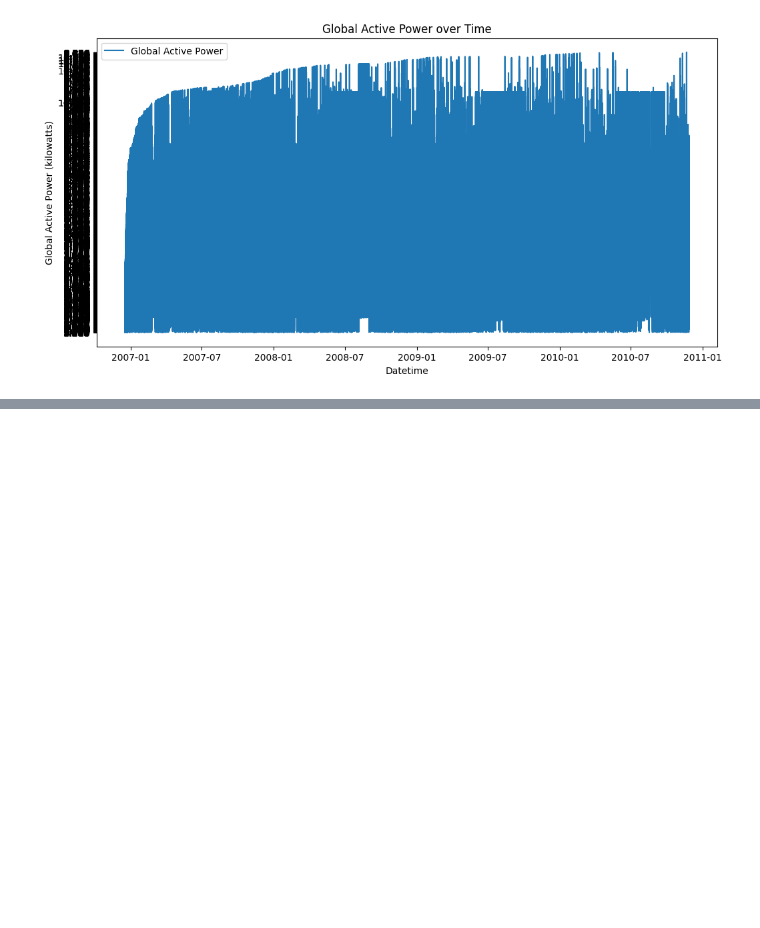
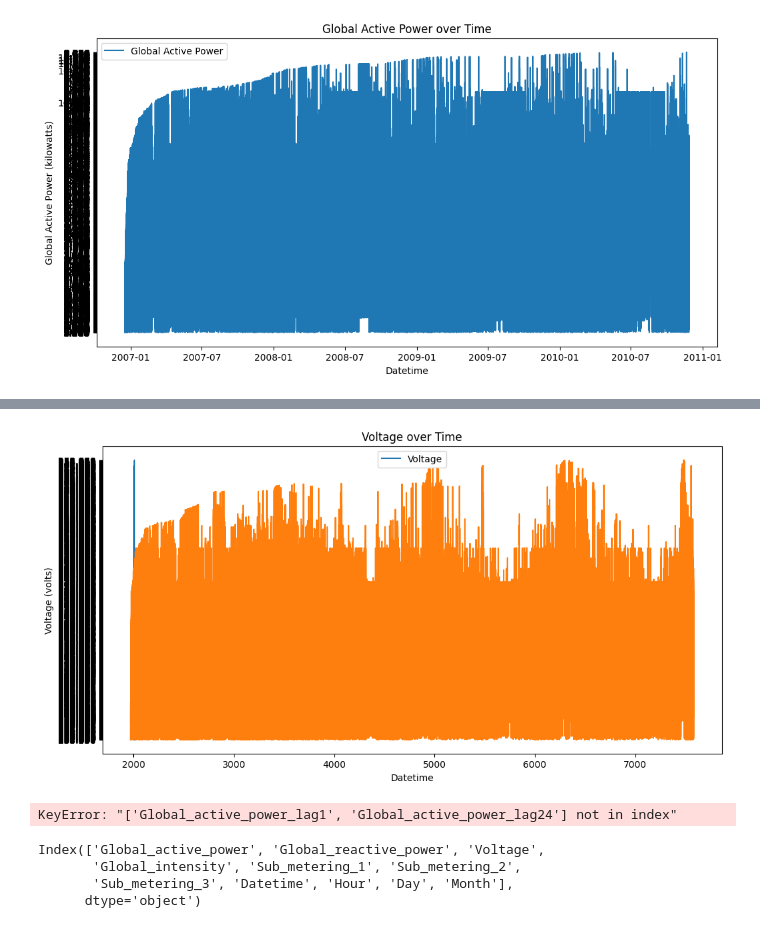
Before and after one commit to Narenderreddyranabothu/DataScience-Project, a Jupyter notebook: P_and_O_of_smart_grids.ipynb, the cells around one changed output, grey strips where cells are left out. Saved outputs shown, nothing was run; the diff lists cells and outputs as text; code cells hidden in the pictures; blank space fills up the shorter version.

```diff
--- a/P_and_O_of_smart_grids.ipynb
+++ b/P_and_O_of_smart_grids.ipynb
@@ -73,3 +73,18 @@ Sub_metering_2               0
 Sub_metering_3           25979
 dtype: int64
 [figure]
+# %%
+# Create new features based on time
+df['Datetime'] = pd.to_datetime(df['Datetime'])  # Ensure 'Datetime' is of datetime type
+df['Hour'] = df['Datetime'].dt.hour
+df['Day'] = df['Datetime'].dt.dayofweek  # 0=Monday, 6=Sunday
+df['Month'] = df['Datetime'].dt.month
+# %%
+# Sample DataFrame for demonstration
+# df = pd.DataFrame({'Global_active_power': ['1.0', '2.5', '3.3', '4.1', 'NaN', '5.0', 'invalid']})
+
+# Convert the 'Global_active_power' column to float
+df['Global_active_power'] = pd.to_numeric(df['Global_active_power'], errors='coerce')
+
+# Print the 'Global_active_power' columnb
+print(df['Global_active_power'])
@@ -75,0 +104,29 @@ dtype: int64
+# %%
+plt.figure(figsize=(12, 6))
+plt.plot(df['Datetime'], df['Voltage'], label='Voltage')
+plt.plot(df['Voltage'].values)
+plt.title('Voltage over Time')
+plt.xlabel('Datetime')
+plt.ylabel('Voltage (volts)')
+plt.legend()
+plt.show()
+# %% [output]
+[figure, added]
+# %%
+from sklearn.model_selection import train_test_split
+
+# Define features (X) and target variable (y)
+X = df[['Hour', 'Day', 'Month', 'Global_active_power_lag1', 'Global_active_power_lag24']]
+y = df['Global_active_power']
+
+# Split the data into training and testing sets (80% for training, 20% for testing)
+X_train, X_test, y_train, y_test = train_test_split(X, y, test_size=0.2, random_state=42)
+# %% [output]
+KeyError: "['Global_active_power_lag1', 'Global_active_power_lag24'] not in index"
+# %%
+print(df.columns)
+# %% [output]
+Index(['Global_active_power', 'Global_reactive_power', 'Voltage',
+       'Global_intensity', 'Sub_metering_1', 'Sub_metering_2',
+       'Sub_metering_3', 'Datetime', 'Hour', 'Day', 'Month'],
+      dtype='object')
```
Also changed, not shown: parts of 5 cells of this notebook.
